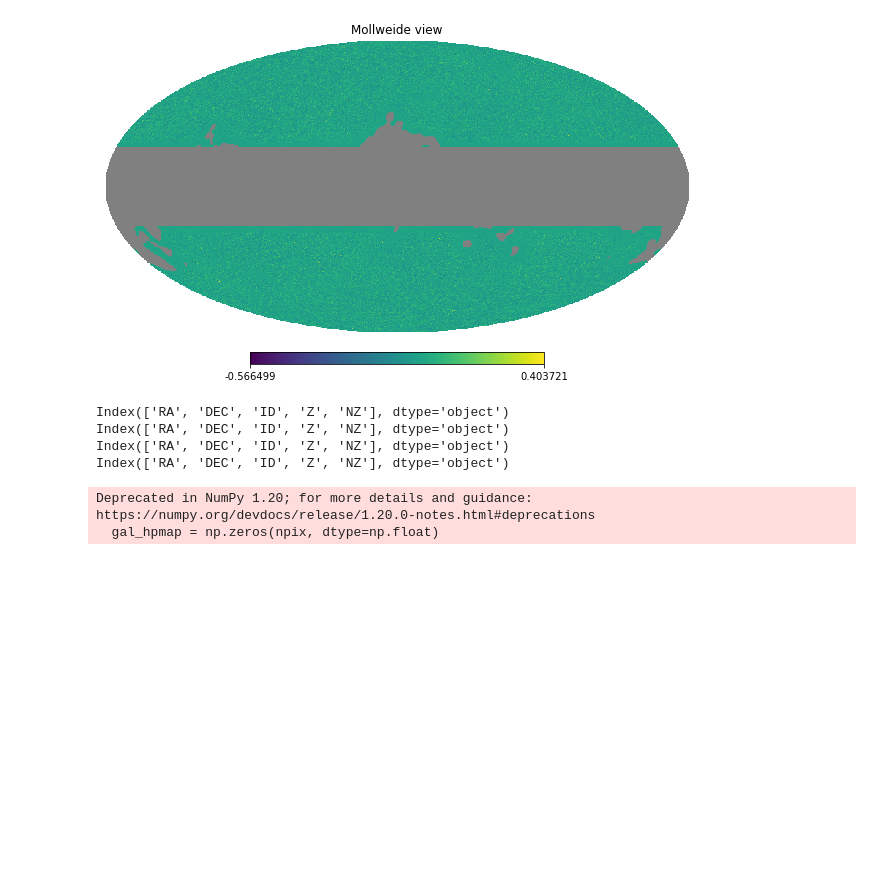
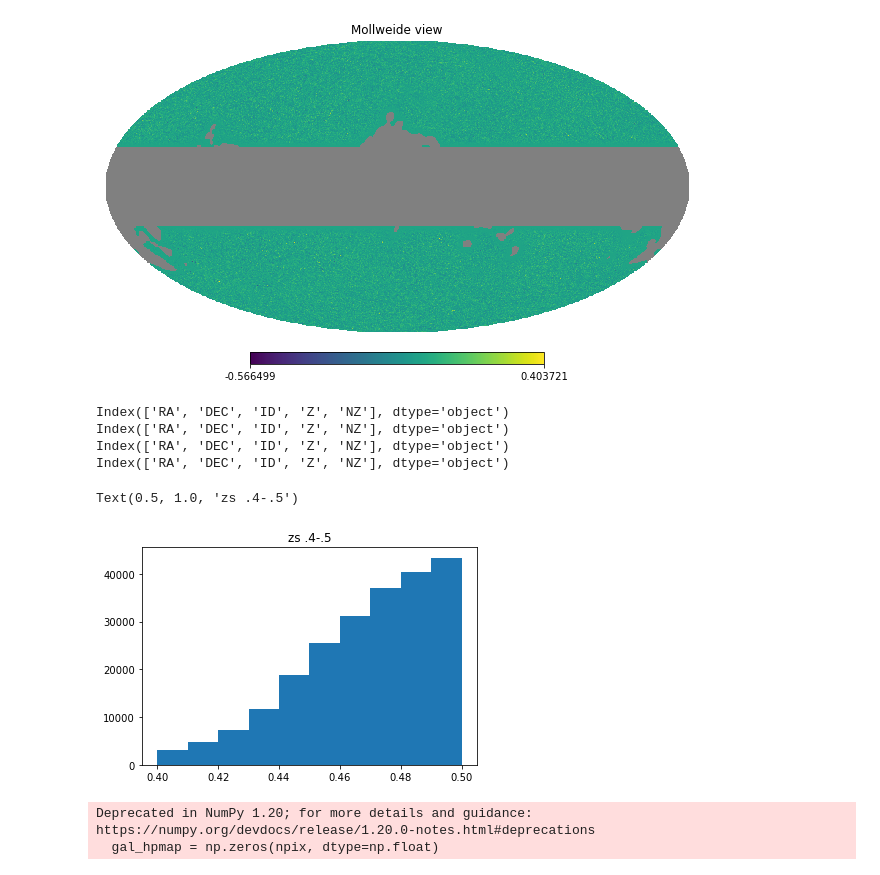
Before and after one commit to sbrriver/cibcmasscross, a Jupyter notebook: notebooks/dataprepfr.ipynb, the cells around one changed output. Drawn from its saved outputs; the diff is of its cells as text; code cells hidden in the pictures; blank space fills up the shorter version.

```diff
--- a/notebooks/dataprepfr.ipynb
+++ b/notebooks/dataprepfr.ipynb
@@ -73,8 +73,8 @@ boss_catalog_n = get_BOSS_data(boss_catalog_path_n)
 datas = get_BOSS_data(boss_catalog_path_s)
 datan = get_BOSS_data(boss_catalog_path_n)
 datas = pd.DataFrame(datas)
-datasmodd = pd.DataFrame(datas[(datas.Z > .4) * (datas.Z < .5)])
-datanmodd = pd.DataFrame(datan[(datan.Z > .4) * (datan.Z < .5)])
+datasmodd = pd.DataFrame(datas[(datas.Z > 0.4) * (datas.Z < .5)])
+datanmodd = pd.DataFrame(datan[(datan.Z > 0.4) * (datan.Z < .5)])
 
 modtot = pd.concat([datanmodd,datasmodd])
 
@@ -85,6 +85,13 @@ Index(['RA', 'DEC', 'ID', 'Z', 'NZ'], dtype='object')
 Index(['RA', 'DEC', 'ID', 'Z', 'NZ'], dtype='object')
 Index(['RA', 'DEC', 'ID', 'Z', 'NZ'], dtype='object')
 Index(['RA', 'DEC', 'ID', 'Z', 'NZ'], dtype='object')
+# %%
+zs = modtot['Z']
+plt.hist(zs)
+plt.title('zs .4-.5')
+# %% [output]
+Text(0.5, 1.0, 'zs .4-.5')
+[figure, added]
 # %%
 
 nside = 2048
```
Also changed, not shown: parts of 6 cells of this notebook, 2 other files.
